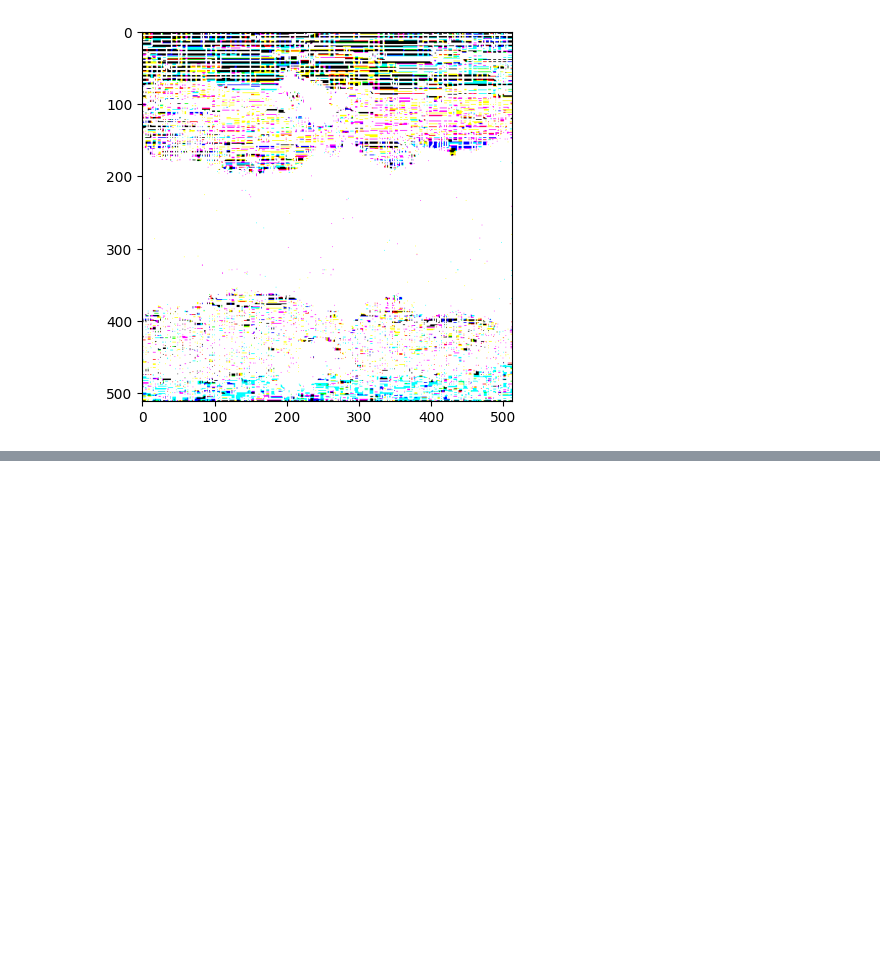
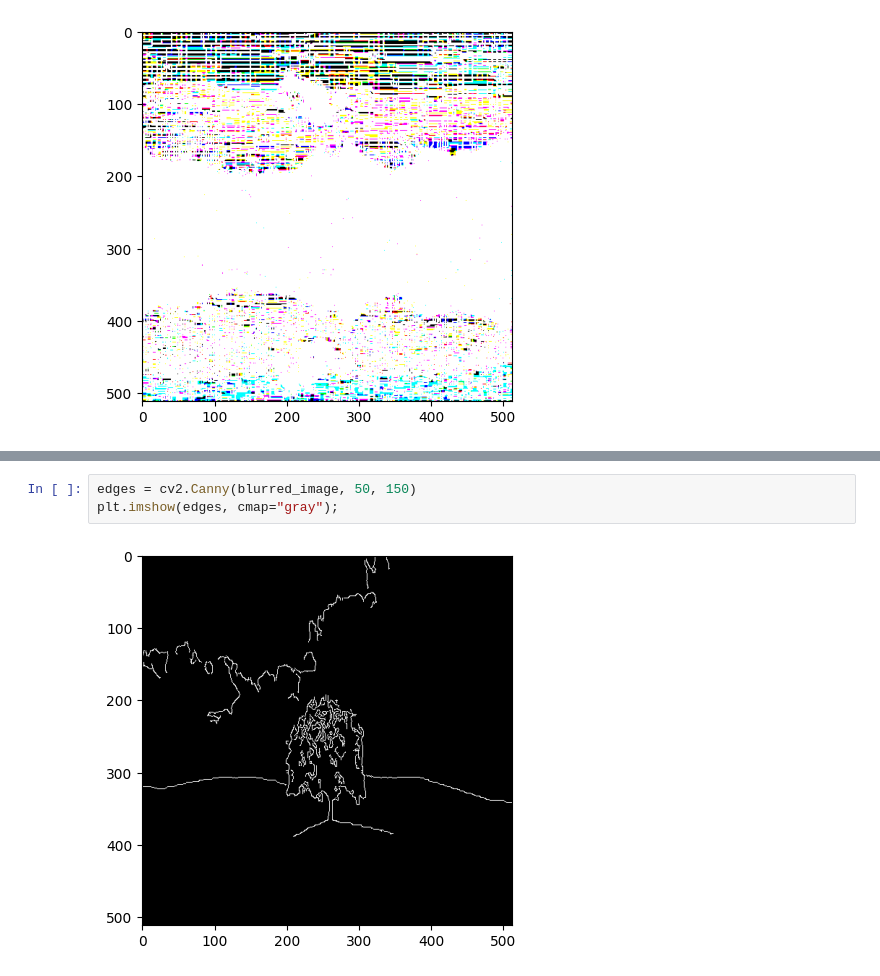
Before and after one commit to Pragateeshwaran/Computer-vision, a Jupyter notebook: basics/exercise2.ipynb, the cells around one changed output, grey strips where cells are left out. Cells and saved outputs as stored; diff of their text form; blank space fills up the shorter version.

```diff
--- a/basics/exercise2.ipynb
+++ b/basics/exercise2.ipynb
@@ -81,0 +93,5 @@ Clipping input data to the valid range for imshow with RGB data ([0..1] for floa
+# %%
+edges = cv2.Canny(blurred_image, 50, 150)
+plt.imshow(edges, cmap="gray");
+# %% [output]
+[figure, added]
```
Also changed, not shown: parts of 5 cells of this notebook, 2 other files.
